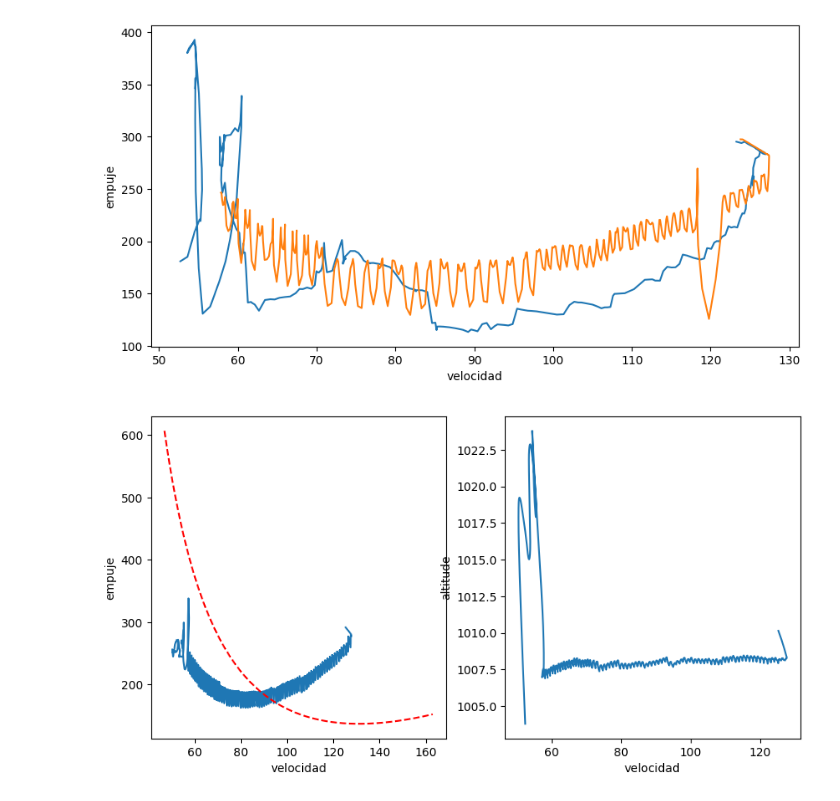
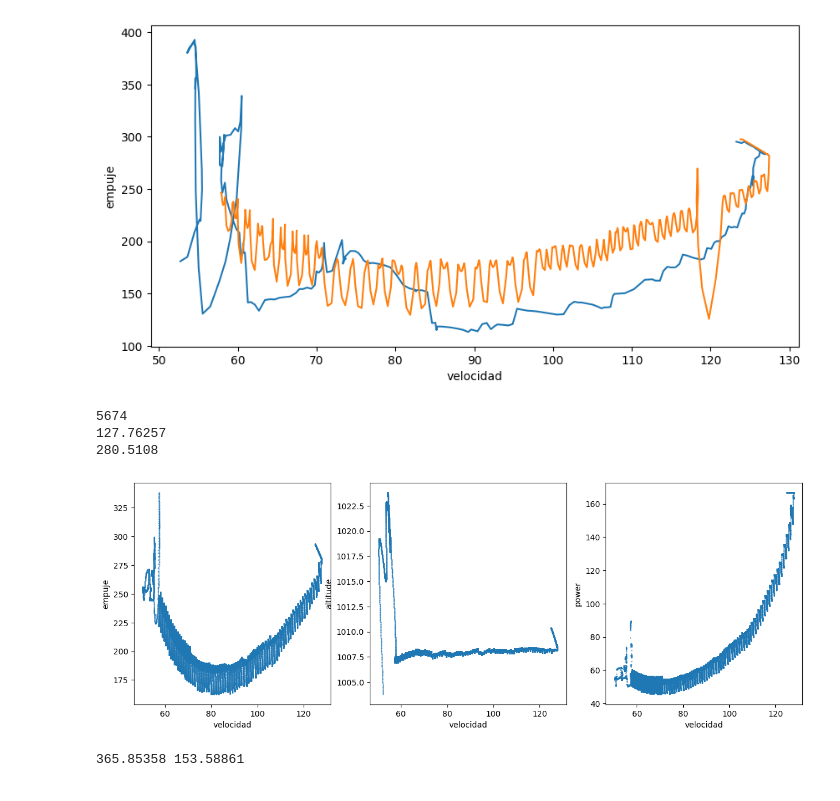
Before and after one commit to otarola-joaquin/Trabajos-varios-8vo-semestre, a Jupyter notebook: Mecánica del Vuelo/Tarea_3/lab3_graficos.ipynb, the cells around one changed output. Saved outputs shown, nothing was run; the diff lists cells and outputs as text; code cells hidden in the pictures.

Commit message:
[MDV] ahora si q si todos los vuelos (espero)

```diff
--- a/Mecánica del Vuelo/Tarea_3/lab3_graficos.ipynb
+++ b/Mecánica del Vuelo/Tarea_3/lab3_graficos.ipynb
@@ -479,18 +479,54 @@ for i in lineas[1:-1]:
     throttle_9.append(float(i.split(';')[27]))
     power_av_9.append(float(i.split(';')[29]))
     thrust_av_9.append(float(i.split(';')[30]))
+
+print(v_true_9.index(max(v_true_9)))
+print(max(v_true_9))
+print(thrust_av_9[5674])
+# %% [output]
+5674
+127.76257
+280.5108
 # %%
-plt.rcParams['figure.figsize'] = (10,5)
-fig, (ax1, ax2) = plt.subplots(1,2)
-ax1.plot(v_true_9[3200:-500],thrust_av_9[3200:-500])
+plt.rcParams['figure.figsize'] = (15,5)
+fig, (ax1, ax2, ax3) = plt.subplots(1,3)
+ax1.scatter(v_true_9[3100:-500],thrust_av_9[3100:-500], s=0.2)
 ax1.set_ylabel('empuje')
 ax1.set_xlabel('velocidad')
 
-ax1.plot(v_linspace, T_req(v_linspace), linestyle='--', color='red')
 
-ax2.plot(v_true_9[3200:-500],altitude_9[3200:-500])
+ax2.scatter(v_true_9[3100:-500],altitude_9[3100:-500], s=0.2)
 ax2.set_ylabel('altitude')
 ax2.set_xlabel('velocidad')
+
+ax3.scatter(v_true_9[3100:-500],power_av_9[3100:-500], s=0.2)
+ax3.set_ylabel('power')
+ax3.set_xlabel('velocidad')
 plt.show()
 # %% [output]
-[figure, old version]
+[figure, new version]
+# %%
+with open('vuelo_max.csv', 'r') as archivo:
+    lineas = [line.rstrip(',') for line in archivo]
+
+v_indicated_max = []    # [kt]  _kias
+v_true_max      = []    # [kt]  _ktas
+altitude_max    = []   # [ft]  MSL
+throttle_max    = []   # [%]  potencia
+power_av_max    = []   # [hp]  potencia
+thrust_av_max   = []   # [lb]  empuje
+# print(lineas[1].split(';')[7])
+
+for i in lineas[1:-1]:
+    v_indicated_max.append(float(i.split(';')[7]))
+    v_true_max.append(float(i.split(';')[9]))
+    altitude_max.append(float(i.split(';')[21]))
+    throttle_max.append(float(i.split(';')[27]))
+    power_av_max.append(float(i.split(';')[29]))
+    thrust_av_max.append(float(i.split(';')[30]))
+
+empuje_max=max(thrust_av_max)
+potencia_max=max(power_av_max)
+print(empuje_max, potencia_max)
+# %% [output]
+365.85358 153.58861
```
Also changed, not shown: 1 other file.
